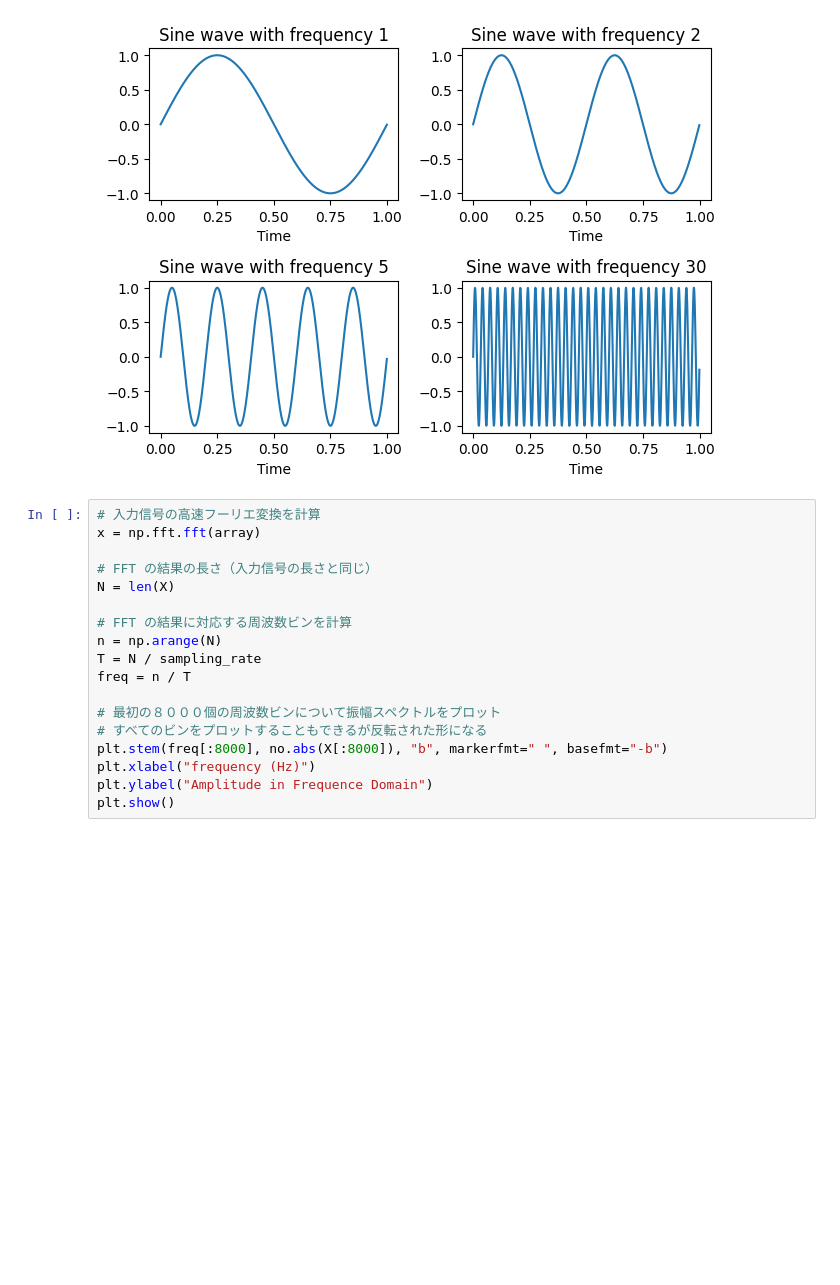
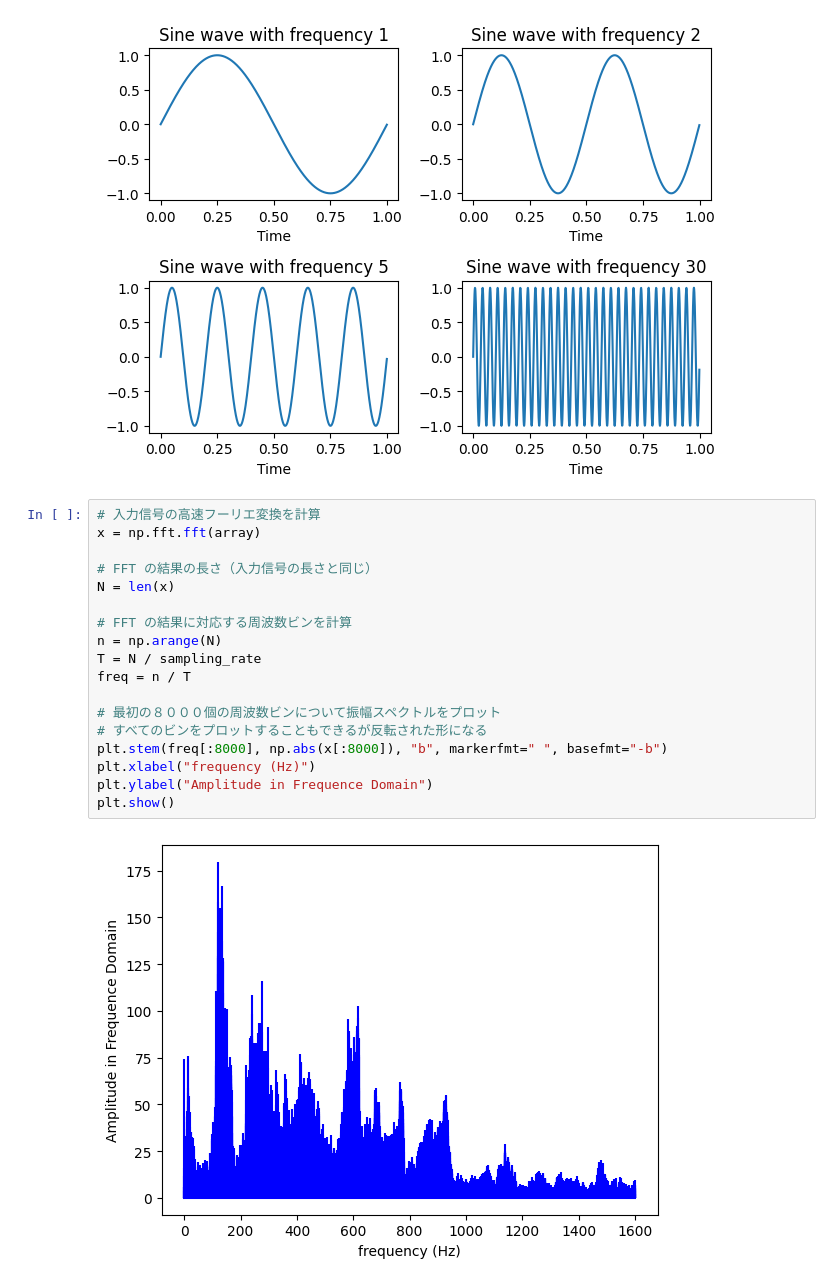
Before and after one commit to shown5/Hands-on-Generative-AI, a Jupyter notebook: chap9_audioGeneration.ipynb, the cells around one changed output. Saved outputs shown, nothing was run; the diff lists cells and outputs as text; blank space fills up the shorter version.

```diff
--- a/chap9_audioGeneration.ipynb
+++ b/chap9_audioGeneration.ipynb
@@ -129,18 +129,20 @@ plt.show()
 # %%
 # 入力信号の高速フーリエ変換を計算
 x = np.fft.fft(array)
 
 # FFT の結果の長さ（入力信号の長さと同じ）
-N = len(X)
+N = len(x)
 
 # FFT の結果に対応する周波数ビンを計算
 n = np.arange(N)
 T = N / sampling_rate
 freq = n / T
 
 # 最初の８０００個の周波数ビンについて振幅スペクトルをプロット
 # すべてのビンをプロットすることもできるが反転された形になる
-plt.stem(freq[:8000], no.abs(X[:8000]), "b", markerfmt=" ", basefmt="-b")
+plt.stem(freq[:8000], np.abs(x[:8000]), "b", markerfmt=" ", basefmt="-b")
 plt.xlabel("frequency (Hz)")
 plt.ylabel("Amplitude in Frequence Domain")
 plt.show()
+# %% [output]
+[figure, added]
```
Also changed, not shown: parts of 1 cell of this notebook.
